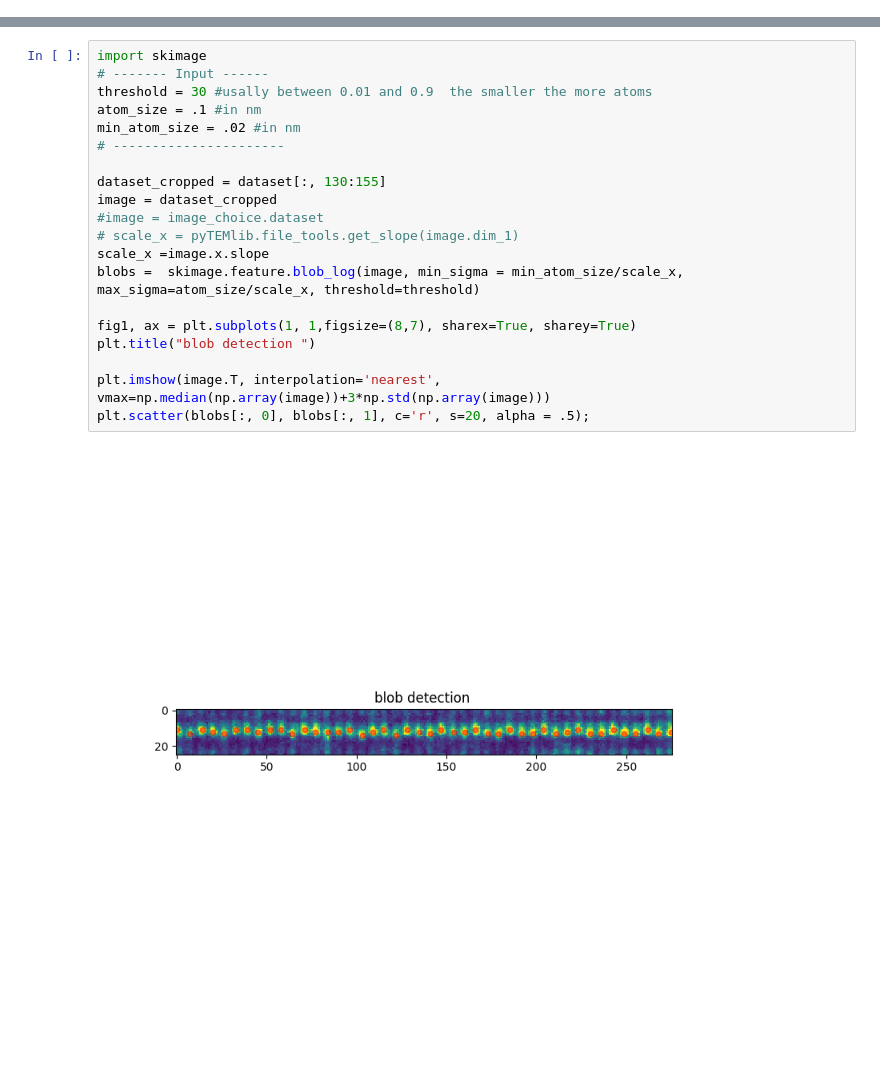
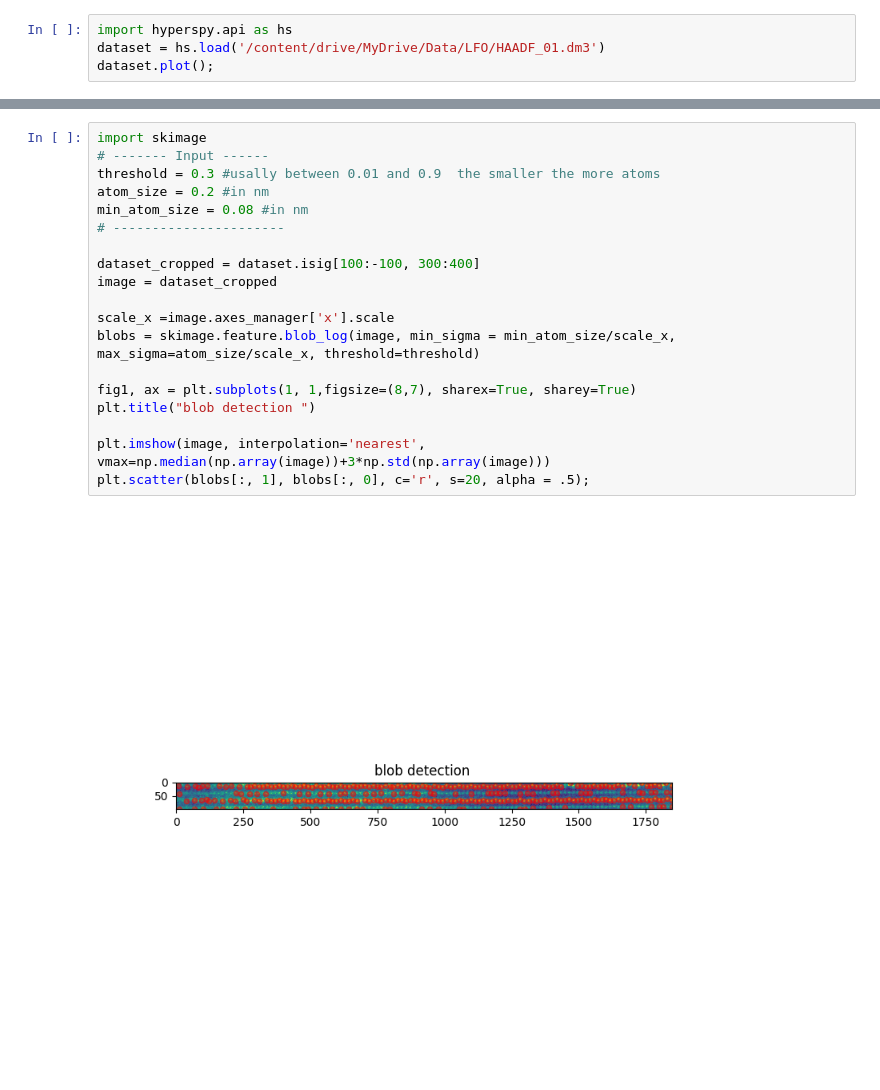
Before and after one commit to jiananwu72/LuFeO3Detect, a Jupyter notebook: LuFeO3/LFOHyperspy.ipynb, the cells around one changed output, grey strips where cells are left out. Drawn from its saved outputs; the diff is of its cells as text; blank space fills up the shorter version.

```diff
--- a/LuFeO3/LFOHyperspy.ipynb
+++ b/LuFeO3/LFOHyperspy.ipynb
@@ -77,0 +42,4 @@ dataset.plot();
+# %%
+import hyperspy.api as hs
+dataset = hs.load('/content/drive/MyDrive/Data/LFO/HAADF_01.dm3')
+dataset.plot();
@@ -78,22 +48,21 @@ dataset.plot();
 # %%
 import skimage
 # ------- Input ------
-threshold = 30 #usally between 0.01 and 0.9  the smaller the more atoms
-atom_size = .1 #in nm
-min_atom_size = .02 #in nm
+threshold = 0.3 #usally between 0.01 and 0.9  the smaller the more atoms
+atom_size = 0.2 #in nm
+min_atom_size = 0.08 #in nm
 # ----------------------
 
-dataset_cropped = dataset[:, 130:155]
+dataset_cropped = dataset.isig[100:-100, 300:400]
 image = dataset_cropped
-#image = image_choice.dataset
-# scale_x = pyTEMlib.file_tools.get_slope(image.dim_1)
-scale_x =image.x.slope
-blobs =  skimage.feature.blob_log(image, min_sigma = min_atom_size/scale_x, max_sigma=atom_size/scale_x, threshold=threshold)
+
+scale_x =image.axes_manager['x'].scale
+blobs = skimage.feature.blob_log(image, min_sigma = min_atom_size/scale_x, max_sigma=atom_size/scale_x, threshold=threshold)
 
 fig1, ax = plt.subplots(1, 1,figsize=(8,7), sharex=True, sharey=True)
 plt.title("blob detection ")
 
-plt.imshow(image.T, interpolation='nearest', vmax=np.median(np.array(image))+3*np.std(np.array(image)))
-plt.scatter(blobs[:, 0], blobs[:, 1], c='r', s=20, alpha = .5);
+plt.imshow(image, interpolation='nearest', vmax=np.median(np.array(image))+3*np.std(np.array(image)))
+plt.scatter(blobs[:, 1], blobs[:, 0], c='r', s=20, alpha = .5);
 # %% [output]
-[figure, old version]
+[figure, new version]
```
Also changed, not shown: parts of 10 cells of this notebook.
